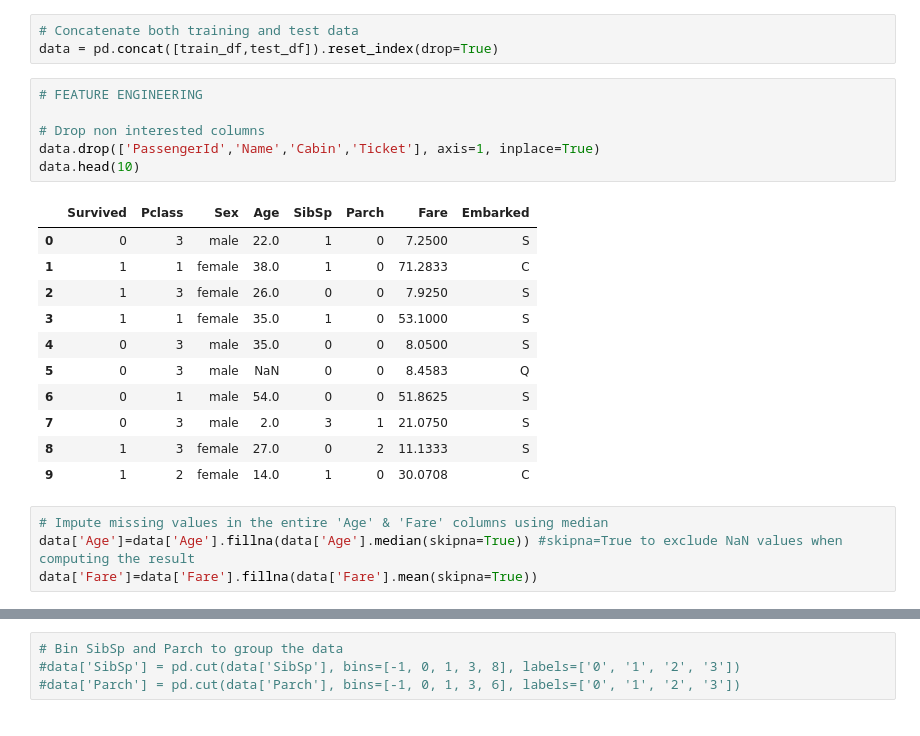
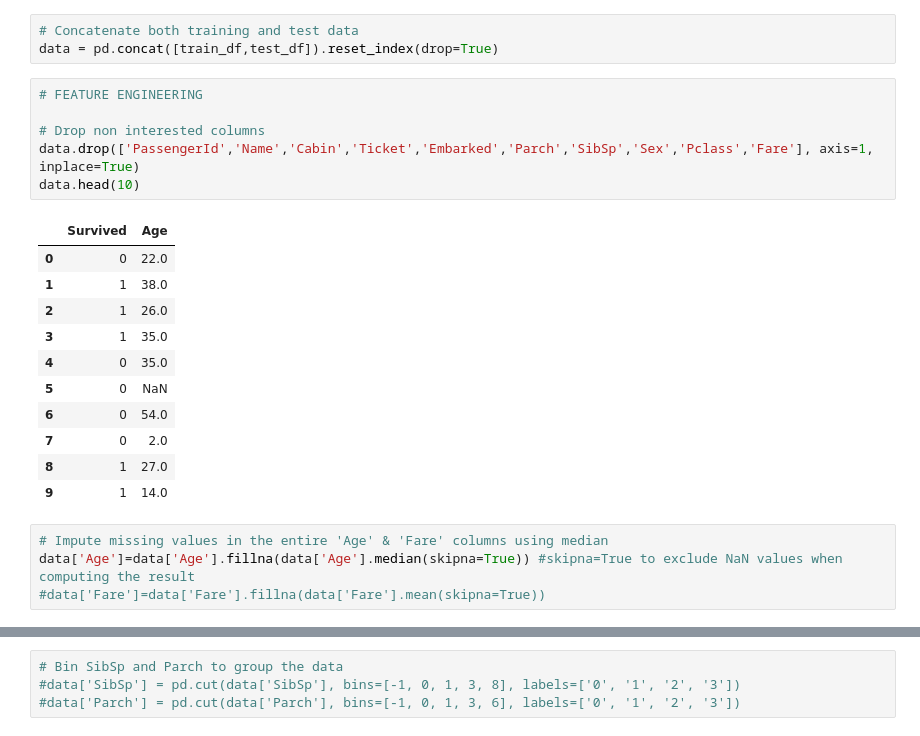
Before and after one commit to AnnaVerbytska/Titanic-Machine_Learning-from-Disaster, a Jupyter notebook: notebooks/logistic-regression.ipynb, the cells around one changed output, grey strips where cells are left out. Drawn from its saved outputs; the diff is of its cells as text.

```diff
--- a/notebooks/logistic-regression.ipynb
+++ b/notebooks/logistic-regression.ipynb
@@ -41,24 +41,24 @@ data = pd.concat([train_df,test_df]).reset_index(drop=True)
 # %%
 # FEATURE ENGINEERING
 
 # Drop non interested columns
-data.drop(['PassengerId','Name','Cabin','Ticket'], axis=1, inplace=True)
+data.drop(['PassengerId','Name','Cabin','Ticket','Embarked','Parch','SibSp','Sex','Pclass','Fare'], axis=1, inplace=True)
 data.head(10)
 # %% [output]
-|  | Survived | Pclass | Sex | Age | SibSp | Parch | Fare | Embarked |
-| 0 | 0 | 3 | male | 22.0 | 1 | 0 | 7.2500 | S |
-| 1 | 1 | 1 | female | 38.0 | 1 | 0 | 71.2833 | C |
-| 2 | 1 | 3 | female | 26.0 | 0 | 0 | 7.9250 | S |
-| 3 | 1 | 1 | female | 35.0 | 1 | 0 | 53.1000 | S |
-| 4 | 0 | 3 | male | 35.0 | 0 | 0 | 8.0500 | S |
-| 5 | 0 | 3 | male | NaN | 0 | 0 | 8.4583 | Q |
-| 6 | 0 | 1 | male | 54.0 | 0 | 0 | 51.8625 | S |
-| 7 | 0 | 3 | male | 2.0 | 3 | 1 | 21.0750 | S |
-| 8 | 1 | 3 | female | 27.0 | 0 | 2 | 11.1333 | S |
-| 9 | 1 | 2 | female | 14.0 | 1 | 0 | 30.0708 | C |
+|  | Survived | Age |
+| 0 | 0 | 22.0 |
+| 1 | 1 | 38.0 |
+| 2 | 1 | 26.0 |
+| 3 | 1 | 35.0 |
+| 4 | 0 | 35.0 |
+| 5 | 0 | NaN |
+| 6 | 0 | 54.0 |
+| 7 | 0 | 2.0 |
+| 8 | 1 | 27.0 |
+| 9 | 1 | 14.0 |
 # %%
 # Impute missing values in the entire 'Age' & 'Fare' columns using median
 data['Age']=data['Age'].fillna(data['Age'].median(skipna=True)) #skipna=True to exclude NaN values when computing the result
-data['Fare']=data['Fare'].fillna(data['Fare'].mean(skipna=True))
+#data['Fare']=data['Fare'].fillna(data['Fare'].mean(skipna=True))
 # %%
 # Fill in missing values with the most common embarkation value - 'S' * Parch
```
Also changed, not shown: parts of 16 cells of this notebook, 1 other file.
